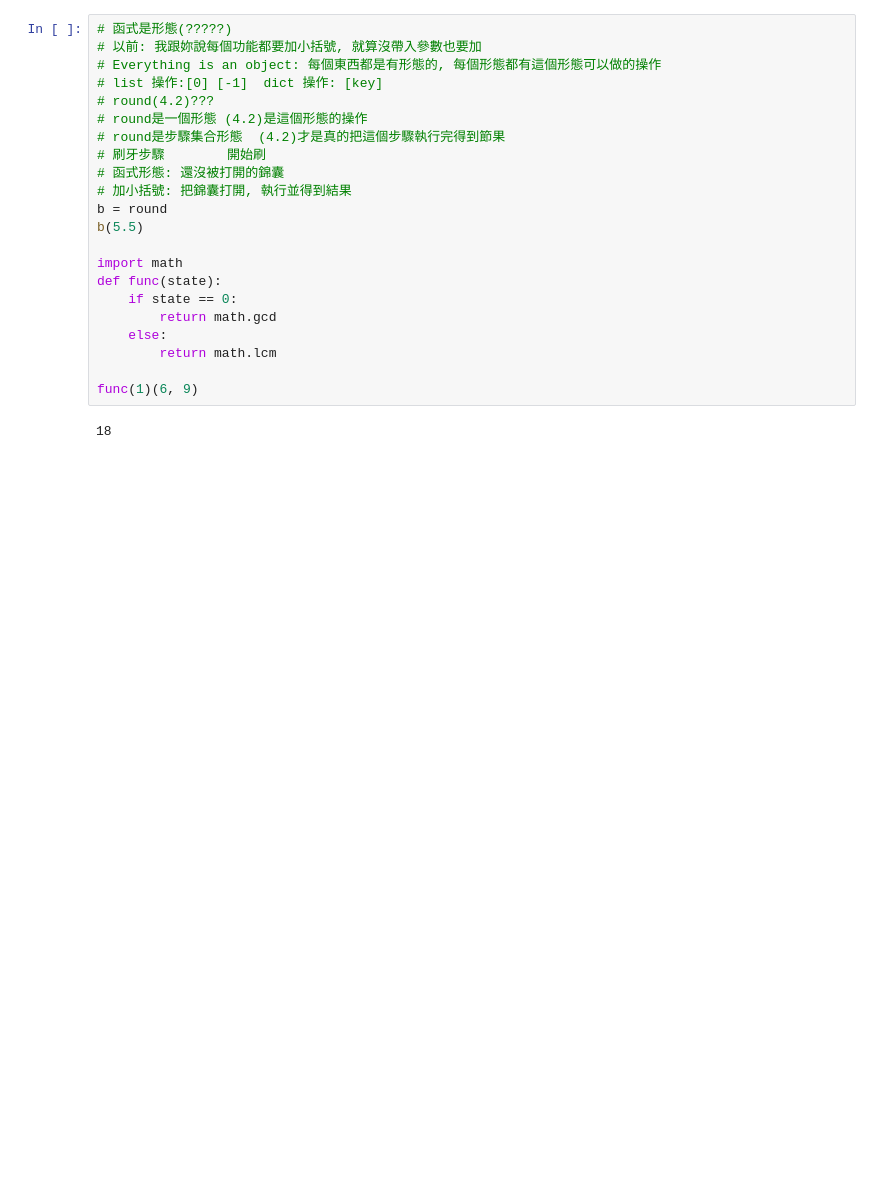
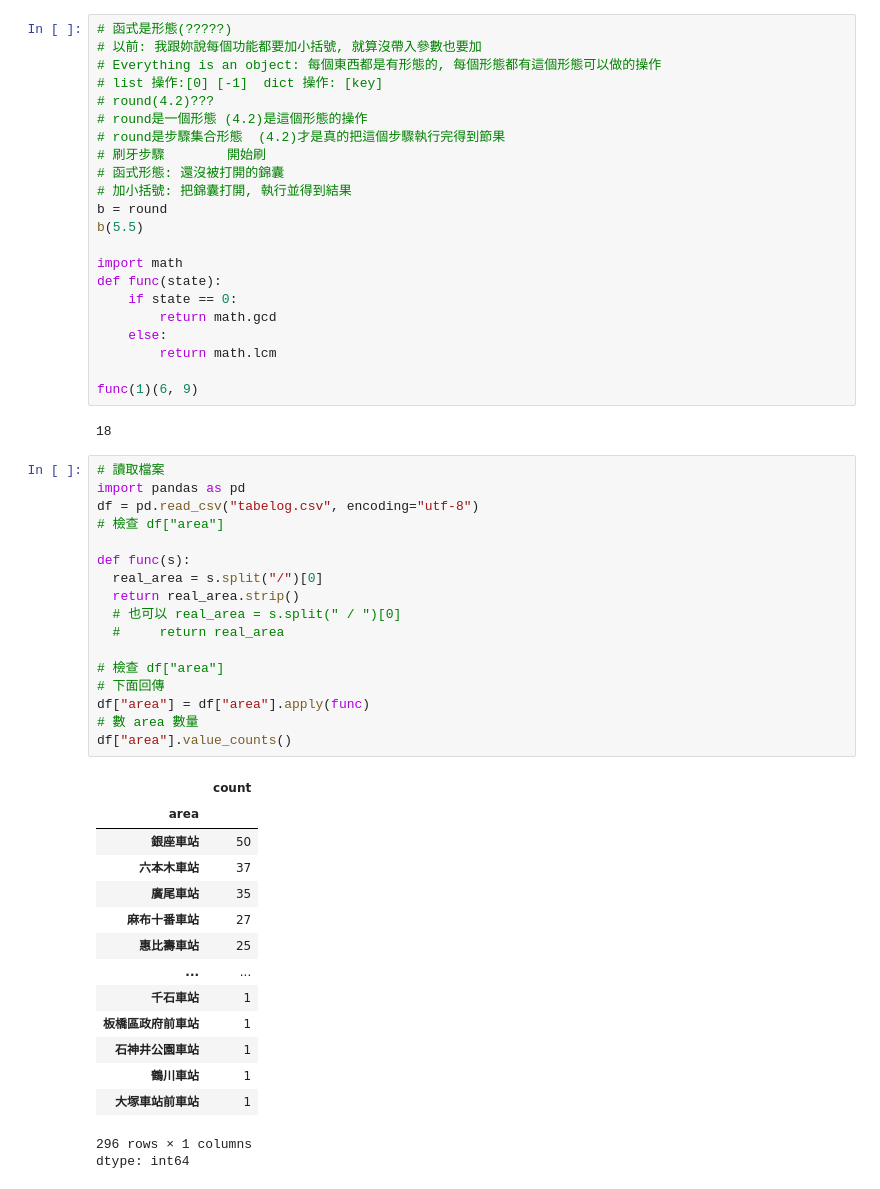
Before and after one commit to kamian-chris/20241224-AI, a Jupyter notebook: 0113_01.ipynb, the cells around one changed output. Saved outputs shown, nothing was run; the diff lists cells and outputs as text; blank space fills up the shorter version.

```diff
--- a/0113_01.ipynb
+++ b/0113_01.ipynb
@@ -257,3 +257,36 @@ def func(state):
 func(1)(6, 9)
 # %% [output]
 18
+# %%
+# 讀取檔案
+import pandas as pd
+df = pd.read_csv("tabelog.csv", encoding="utf-8")
+# 檢查 df["area"]
+
+def func(s):
+  real_area = s.split("/")[0]
+  return real_area.strip()
+  # 也可以 real_area = s.split(" / ")[0]
+  #     return real_area
+
+# 檢查 df["area"]
+# 下面回傳
+df["area"] = df["area"].apply(func)
+# 數 area 數量
+df["area"].value_counts()
+# %% [output]
+|  | count |
+| area |  |
+| 銀座車站 | 50 |
+| 六本木車站 | 37 |
+| 廣尾車站 | 35 |
+| 麻布十番車站 | 27 |
+| 惠比壽車站 | 25 |
+| ... | ... |
+| 千石車站 | 1 |
+| 板橋區政府前車站 | 1 |
+| 石神井公園車站 | 1 |
+| 鶴川車站 | 1 |
+| 大塚車站前車站 | 1 |
+296 rows × 1 columns
+dtype: int64
```
Also changed, not shown: parts of 3 cells of this notebook.
